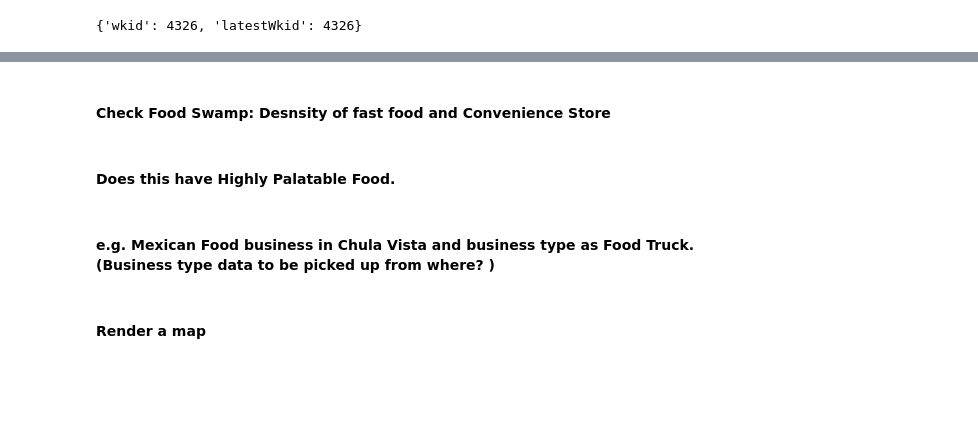
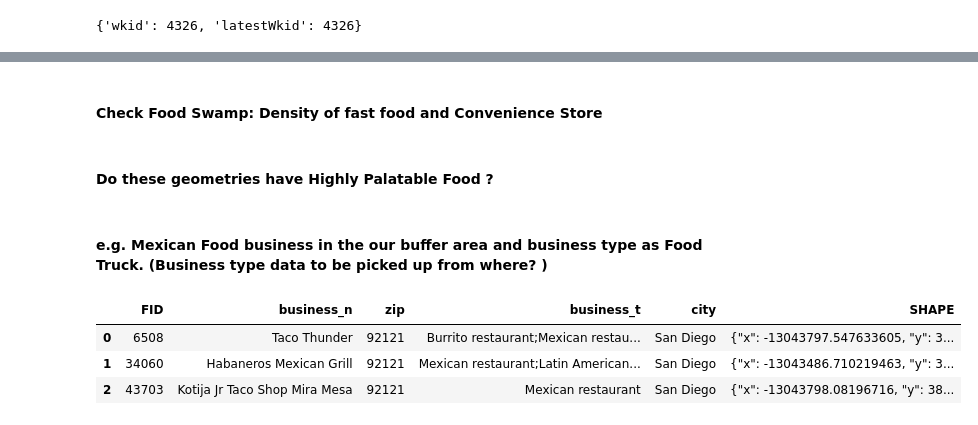
Before and after one commit to amoltkale/ai_chatbot_food_knowledge_graph, a Jupyter notebook: arc_gis/location_questions_answers/question_strategy_using_point_location.ipynb, the cells around one changed output, grey strips where cells are left out. Cells and saved outputs as stored; diff of their text form; code cells hidden in the pictures; blank space fills up the shorter version.

Commit message:
Added a business map as rendering as well

```diff
--- a/arc_gis/location_questions_answers/question_strategy_using_point_location.ipynb
+++ b/arc_gis/location_questions_answers/question_strategy_using_point_location.ipynb
@@ -173,8 +176,20 @@ MapView(layout=Layout(height='400px', width='100%'))
 # %% [markdown]
-#### Check Food Swamp: Desnsity of fast food and Convenience Store
+#### Check Food Swamp: Density of fast food and Convenience Store
 # %% [markdown]
-#### Does this have Highly Palatable Food.
+#### Do these geometries have Highly Palatable Food ?
 # %% [markdown]
-#### e.g. Mexican Food business in Chula Vista and business type as Food Truck. (Business type data to be picked up from where? )
+#### e.g. Mexican Food business in the our buffer area and business type as Food Truck. (Business type data to be picked up from where? )
-# %% [markdown]
-#### Render a map
+# %%
+biz_layer = FeatureLayer(url="https://services1.arcgis.com/eGSDp8lpKe5izqVc/arcgis/rest/services/a52c7d/FeatureServer/0")
+# %%
+biz_cat = 'mexican'
+selected_biz = biz_layer.query(geometry_filter=buffer_filter,
+               as_df=True,
+               return_geometry=True,
+               where=f"business_t like '%{biz_cat}%'")
+selected_biz
+# %% [output]
+|  | FID | business_n | zip | business_t | city | SHAPE |
+| 0 | 6508 | Taco Thunder | 92121 | Burrito restaurant;Mexican restau... | San Diego | {"x": -13043797.547633605, "y": 3... |
+| 1 | 34060 | Habaneros Mexican Grill | 92121 | Mexican restaurant;Latin American... | San Diego | {"x": -13043486.710219463, "y": 3... |
+| 2 | 43703 | Kotija Jr Taco Shop Mira Mesa | 92121 | Mexican restaurant | San Diego | {"x": -13043798.08196716, "y": 38... |
```
Also changed, not shown: parts of 21 cells of this notebook, 1 other file.
